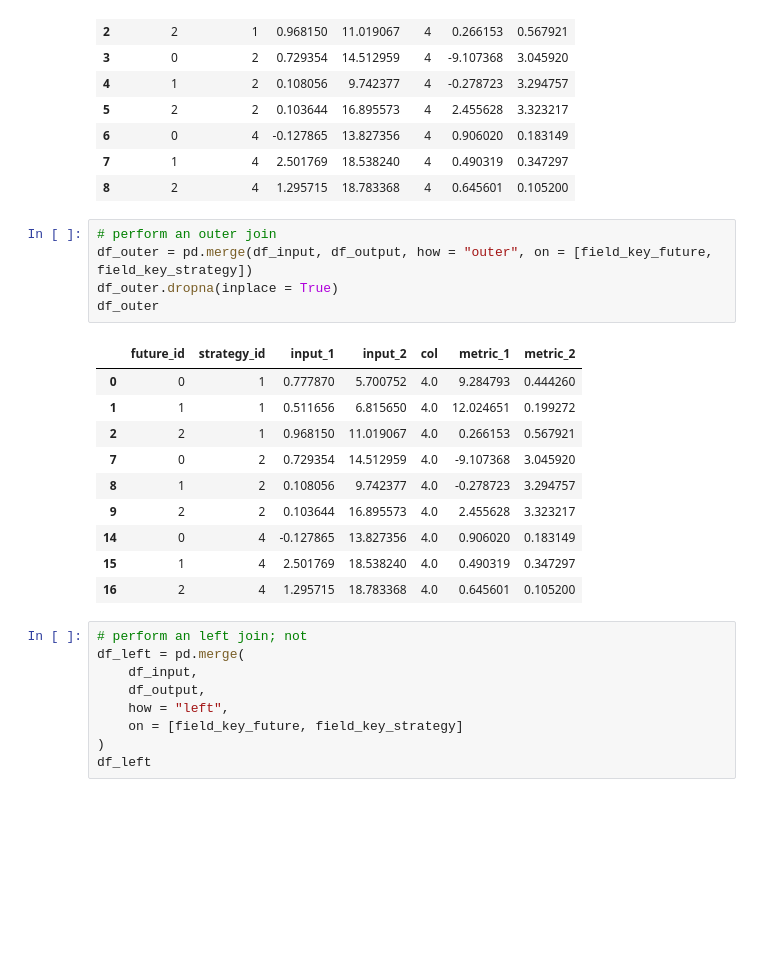
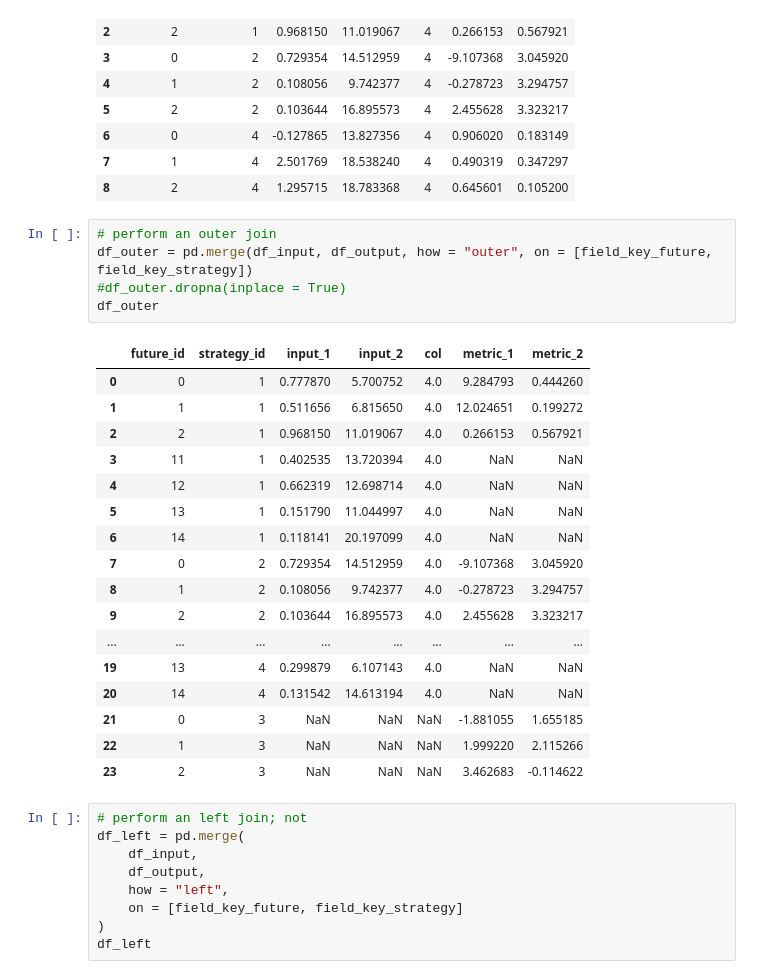
Before and after one commit to jcsyme/dmdu_scalable_computing_2023, a Jupyter notebook: workbooks/class_1_start.ipynb, the cells around one changed output. Saved outputs shown, nothing was run; the diff lists cells and outputs as text; blank space fills up the shorter version.

```diff
--- a/workbooks/class_1_start.ipynb
+++ b/workbooks/class_1_start.ipynb
@@ -365,19 +365,26 @@ df_inner
 # %%
 # perform an outer join
 df_outer = pd.merge(df_input, df_output, how = "outer", on = [field_key_future, field_key_strategy])
-df_outer.dropna(inplace = True)
+#df_outer.dropna(inplace = True)
 df_outer
 # %% [output]
 |  | future_id | strategy_id | input_1 | input_2 | col | metric_1 | metric_2 |
 | 0 | 0 | 1 | 0.777870 | 5.700752 | 4.0 | 9.284793 | 0.444260 |
 | 1 | 1 | 1 | 0.511656 | 6.815650 | 4.0 | 12.024651 | 0.199272 |
 | 2 | 2 | 1 | 0.968150 | 11.019067 | 4.0 | 0.266153 | 0.567921 |
+| 3 | 11 | 1 | 0.402535 | 13.720394 | 4.0 | NaN | NaN |
+| 4 | 12 | 1 | 0.662319 | 12.698714 | 4.0 | NaN | NaN |
+| 5 | 13 | 1 | 0.151790 | 11.044997 | 4.0 | NaN | NaN |
+| 6 | 14 | 1 | 0.118141 | 20.197099 | 4.0 | NaN | NaN |
 | 7 | 0 | 2 | 0.729354 | 14.512959 | 4.0 | -9.107368 | 3.045920 |
 | 8 | 1 | 2 | 0.108056 | 9.742377 | 4.0 | -0.278723 | 3.294757 |
 | 9 | 2 | 2 | 0.103644 | 16.895573 | 4.0 | 2.455628 | 3.323217 |
-| 14 | 0 | 4 | -0.127865 | 13.827356 | 4.0 | 0.906020 | 0.183149 |
-| 15 | 1 | 4 | 2.501769 | 18.538240 | 4.0 | 0.490319 | 0.347297 |
-| 16 | 2 | 4 | 1.295715 | 18.783368 | 4.0 | 0.645601 | 0.105200 |
+| ... | ... | ... | ... | ... | ... | ... | ... |
+| 19 | 13 | 4 | 0.299879 | 6.107143 | 4.0 | NaN | NaN |
+| 20 | 14 | 4 | 0.131542 | 14.613194 | 4.0 | NaN | NaN |
+| 21 | 0 | 3 | NaN | NaN | NaN | -1.881055 | 1.655185 |
+| 22 | 1 | 3 | NaN | NaN | NaN | 1.999220 | 2.115266 |
+| 23 | 2 | 3 | NaN | NaN | NaN | 3.462683 | -0.114622 |
 # %%
 # perform an left join; not
 df_left = pd.merge(
```
Also changed, not shown: 14 other files.
